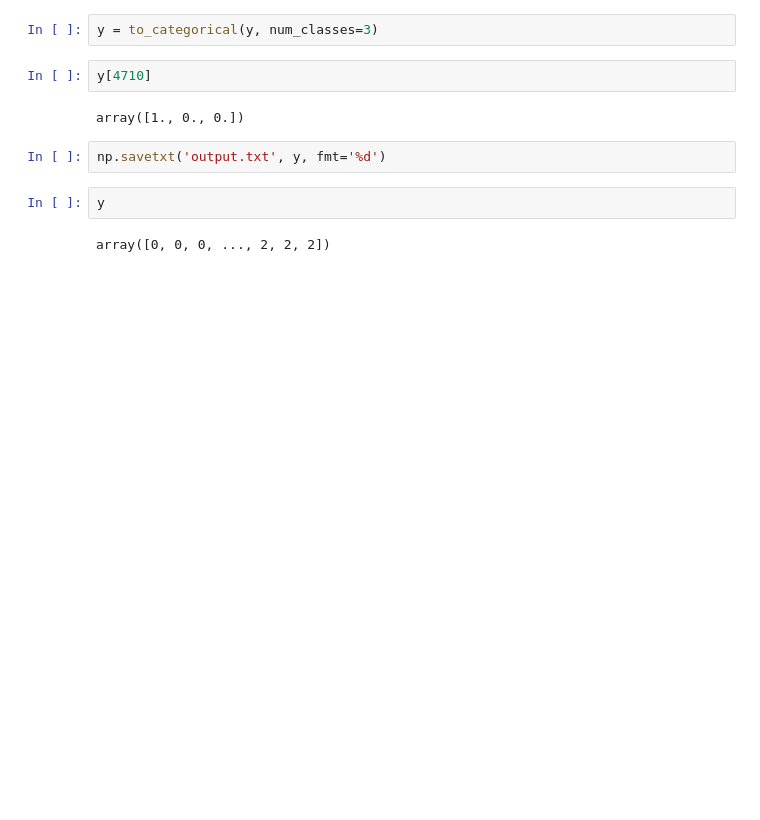
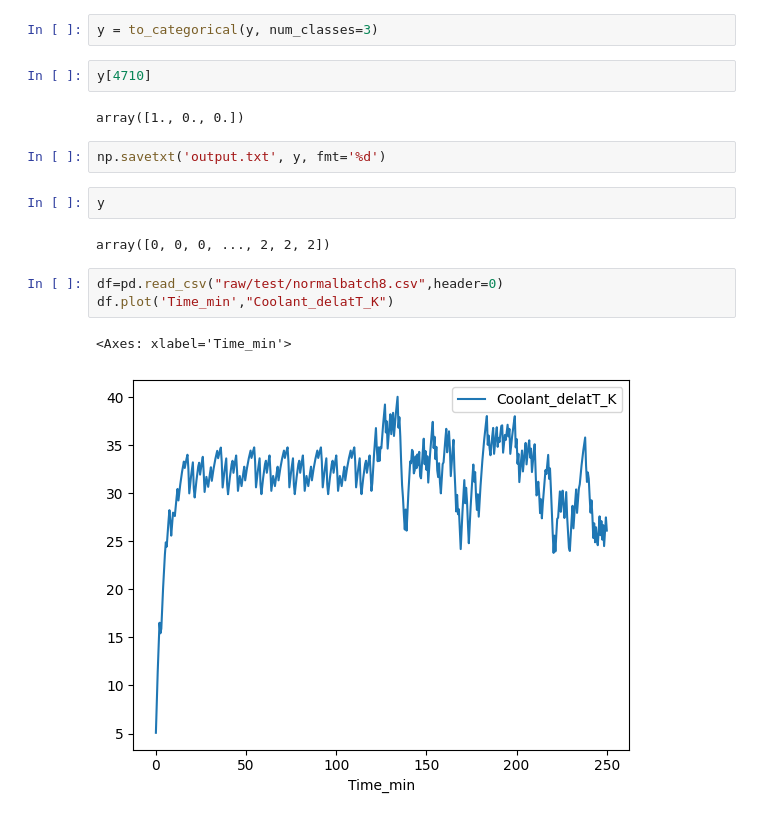
Before and after one commit to captainKLSH/predictiveModelling-and-faultDetection-in-batchReactors-using-ML, a Jupyter notebook: work.ipynb, the cells around one changed output. Drawn from its saved outputs; the diff is of its cells as text; blank space fills up the shorter version.

```diff
--- a/work.ipynb
+++ b/work.ipynb
@@ -130,3 +167,9 @@ np.savetxt('output.txt', y, fmt='%d')
 y
 # %% [output]
 array([0, 0, 0, ..., 2, 2, 2])
+# %%
+df=pd.read_csv("raw/test/normalbatch8.csv",header=0)
+df.plot('Time_min',"Coolant_delatT_K")
+# %% [output]
+<Axes: xlabel='Time_min'>
+[figure, added]
```
Also changed, not shown: parts of 5 cells of this notebook, 16 other files.
